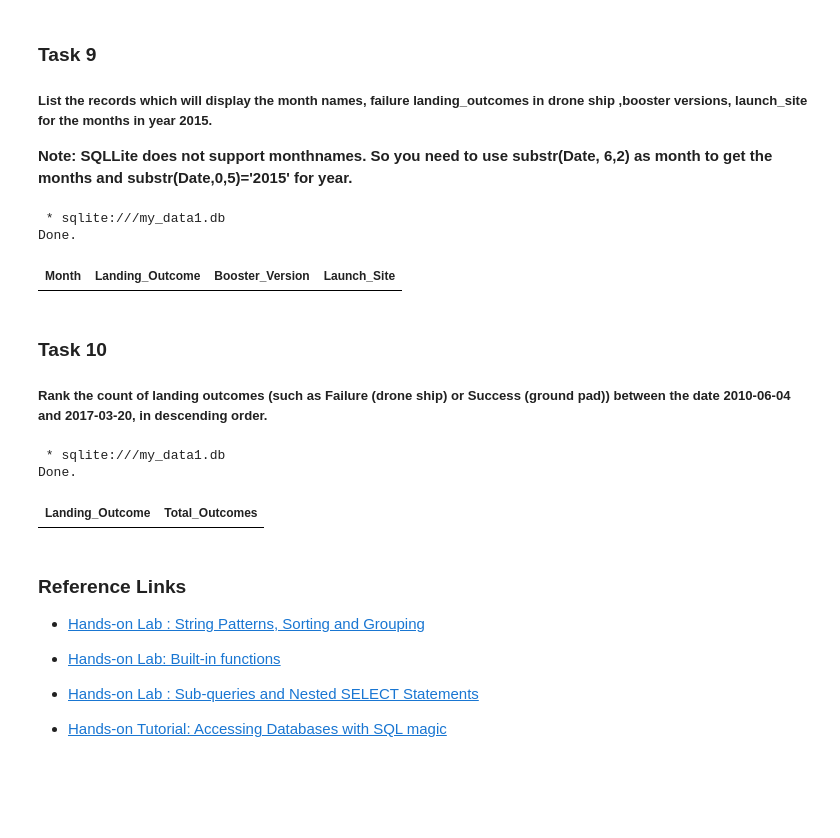
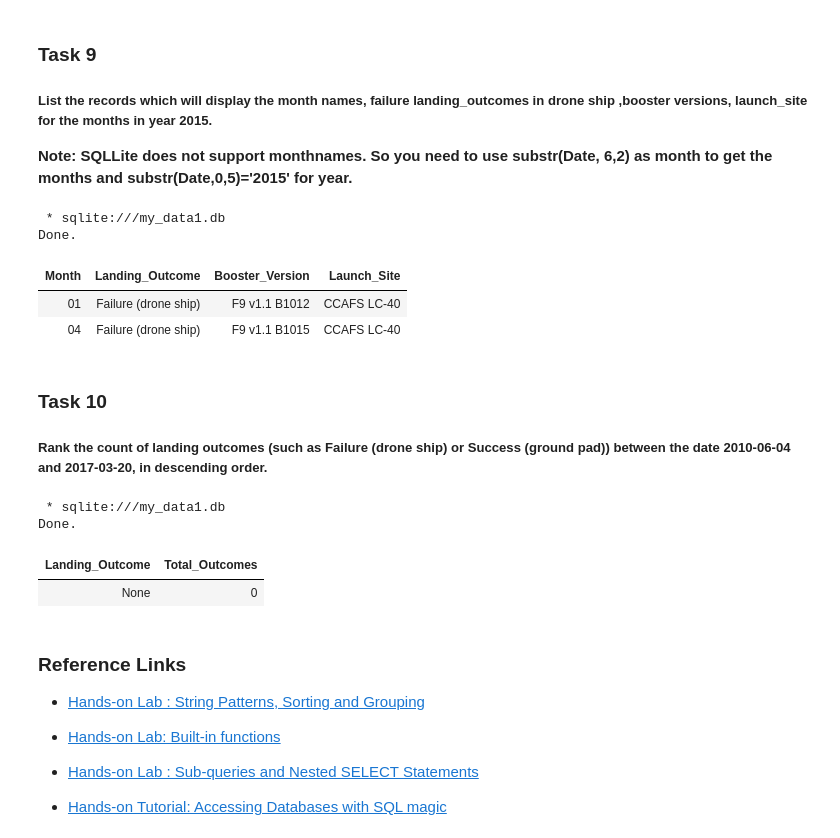
Before and after one commit to ClickstreamConsultingInc/Data-Sci-Capstone-SpaceX, a Jupyter notebook: jupyter-labs-eda-sql-coursera_sqllite.ipynb, the cells around one changed output. Drawn from its saved outputs; the diff is of its cells as text; code cells hidden in the pictures; blank space fills up the shorter version.

Commit message:
updated file
this file is an updated version of the same file

```diff
--- a/jupyter-labs-eda-sql-coursera_sqllite.ipynb
+++ b/jupyter-labs-eda-sql-coursera_sqllite.ipynb
@@ -269,13 +305,15 @@ Done.
 **Note: SQLLite does not support monthnames. So you need to use  substr(Date, 6,2) as month to get the months and substr(Date,0,5)='2015' for year.**
 # %%
 %%sql
-SELECT substr(Date, 4, 2) AS Month, Landing_Outcome, Booster_Version, Launch_Site FROM SPACEXTBL
+SELECT substr(Date, 6, 2) AS Month, Landing_Outcome, Booster_Version, Launch_Site FROM SPACEXTABLE
 WHERE Landing_outcome = 'Failure (drone ship)'
-AND substr(Date, 7, 4) = '2015';
+AND substr(Date, 0, 5) = '2015';
 # %% [output]
  * sqlite:///my_data1.db
 Done.
 | Month | Landing_Outcome | Booster_Version | Launch_Site |
+| 01 | Failure (drone ship) | F9 v1.1 B1012 | CCAFS LC-40 |
+| 04 | Failure (drone ship) | F9 v1.1 B1015 | CCAFS LC-40 |
 # %% [markdown]
 ### Task 10
 
@@ -285,14 +323,13 @@ Done.
 ##### Rank the count of landing outcomes (such as Failure (drone ship) or Success (ground pad)) between the date 2010-06-04 and 2017-03-20, in descending order.
 # %%
 %%sql
-SELECT Landing_Outcome, COUNT(*) AS Total_Outcomes FROM SPACEXTBL
-WHERE substr(Date,7,4) BETWEEN '2010-06-04' AND '2017-03-20'
-GROUP BY Landing_Outcome
-ORDER BY Total_Outcomes DESC;
+SELECT Landing_Outcome, COUNT(*) AS Total_Outcomes FROM SPACEXTABLE
+WHERE substr(Date,6,2) BETWEEN '2010-06-04' AND '2017-03-20'
 # %% [output]
  * sqlite:///my_data1.db
 Done.
 | Landing_Outcome | Total_Outcomes |
+| None | 0 |
 # %% [markdown]
 ### Reference Links
 
```
Also changed, not shown: parts of 8 cells of this notebook.
